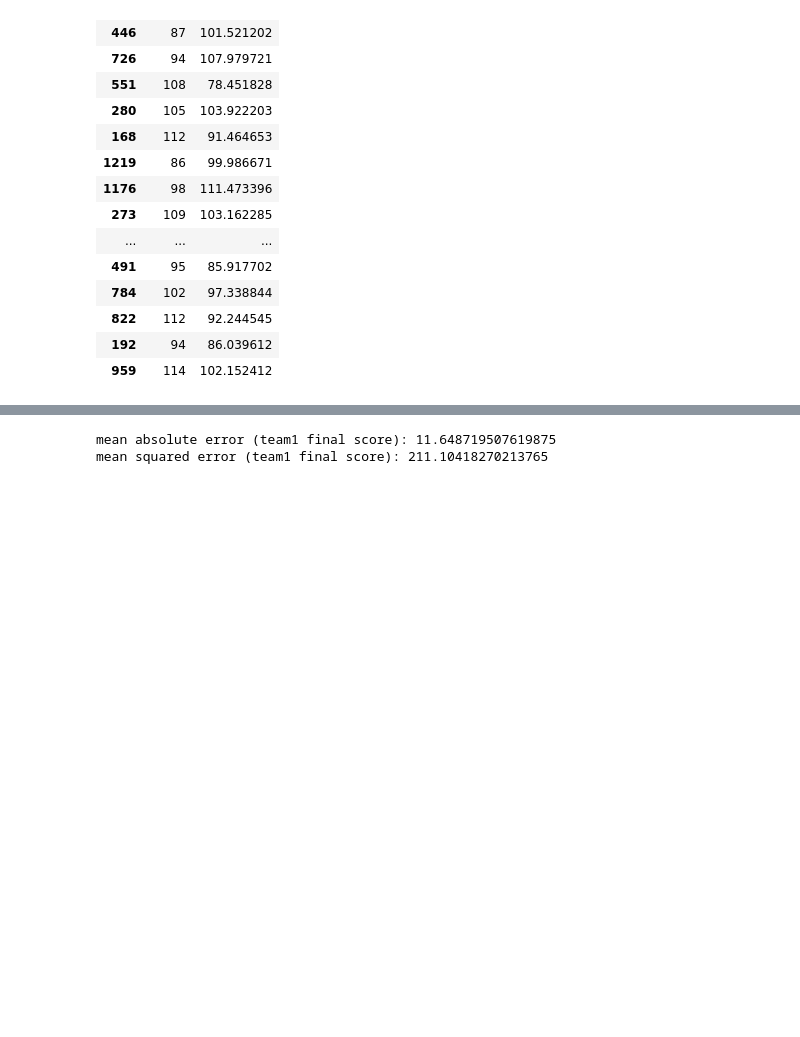
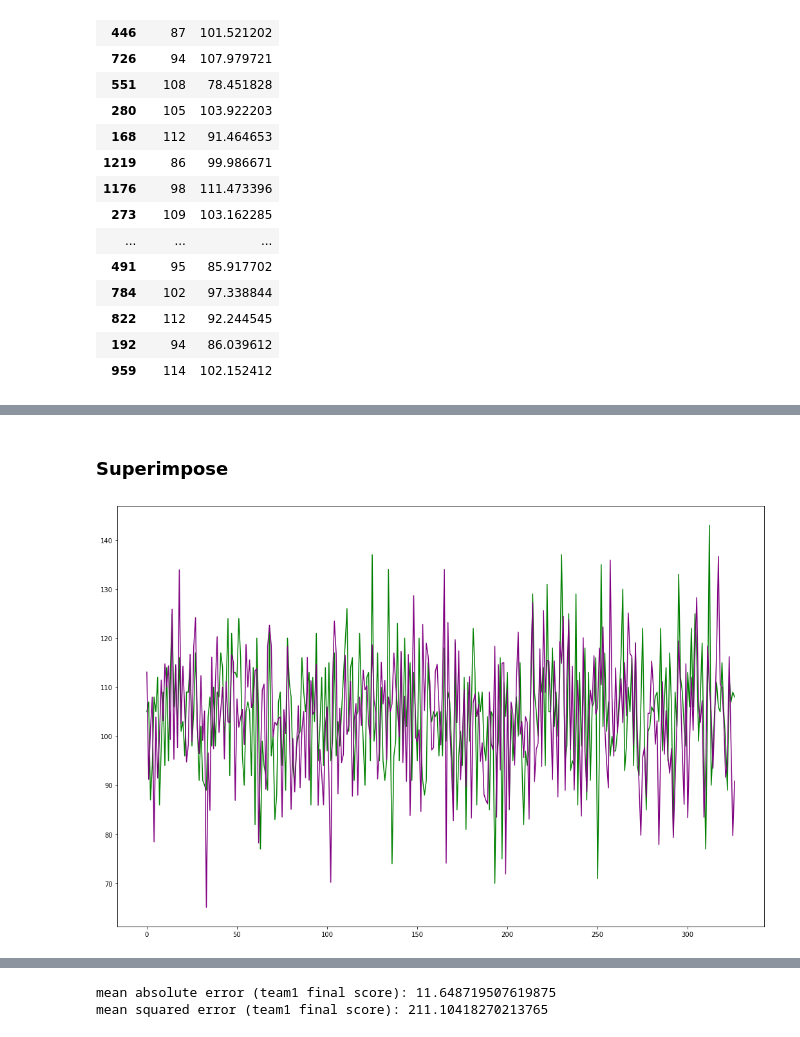
Before and after one commit to tamle7422/regression, a Jupyter notebook: nba.ipynb, the cells around one changed output, grey strips where cells are left out. Saved outputs shown, nothing was run; the diff lists cells and outputs as text; code cells hidden in the pictures; blank space fills up the shorter version.

```diff
--- a/nba.ipynb
+++ b/nba.ipynb
@@ -405,0 +425,9 @@ dfPredict.head(100)
+# %% [markdown]
+### Superimpose
+# %%
+plt.figure(figsize=(18,12))
+plt.plot(yTestReset.index,yTestReset["team1 final score"],color="green")
+plt.plot(yPredictReset.index,yPredictReset[0],color="purple")
+plt.show()
+# %% [output]
+[figure, added]
```
Also changed, not shown: parts of 23 cells of this notebook.
